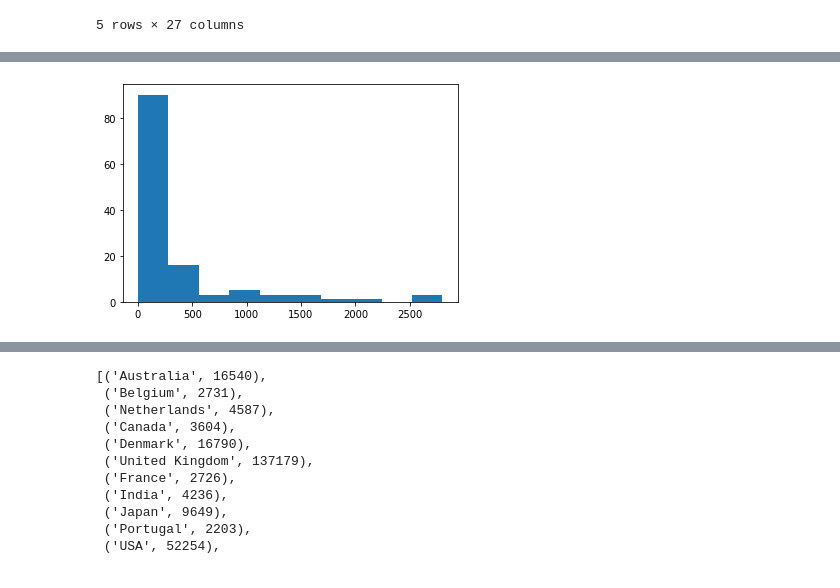
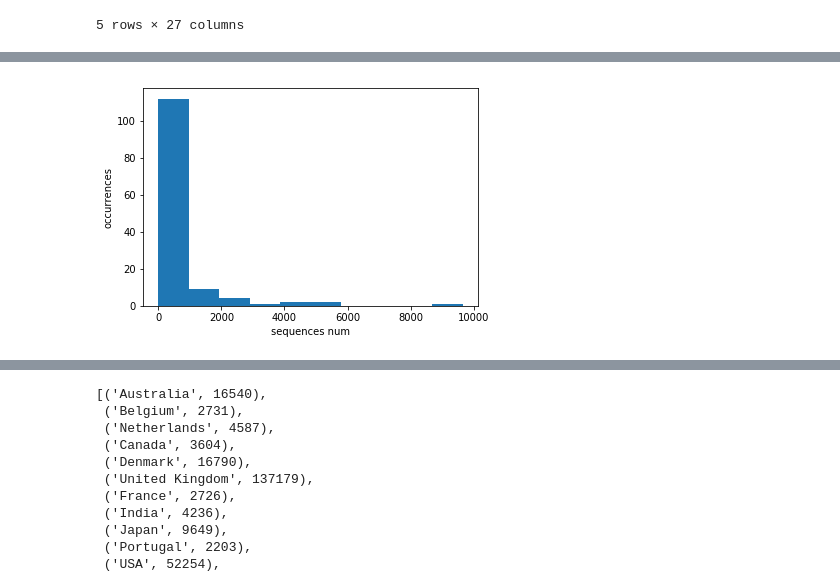
Before and after one commit to pashatyl/covid-active-mutations-research, a Jupyter notebook: COVID.ipynb, the cells around one changed output, grey strips where cells are left out. Cells and saved outputs as stored; diff of their text form; code cells hidden in the pictures.

```diff
--- a/COVID.ipynb
+++ b/COVID.ipynb
@@ -15,9 +19,11 @@ data.head()
 # %%
 from collections import Counter
 import matplotlib.pyplot as plt
 counted = Counter(data['country'])
-cnt = list(filter(lambda x: x < 3000, counted.values()))
+cnt = list(filter(lambda x: x < 10000, counted.values()))
 plt.hist(list(cnt))
+plt.xlabel('sequences num')
+plt.ylabel('occurrences')
 plt.show()
 # %% [output]
-[figure, old version]
+[figure, new version]
```
Also changed, not shown: parts of 9 cells of this notebook.
